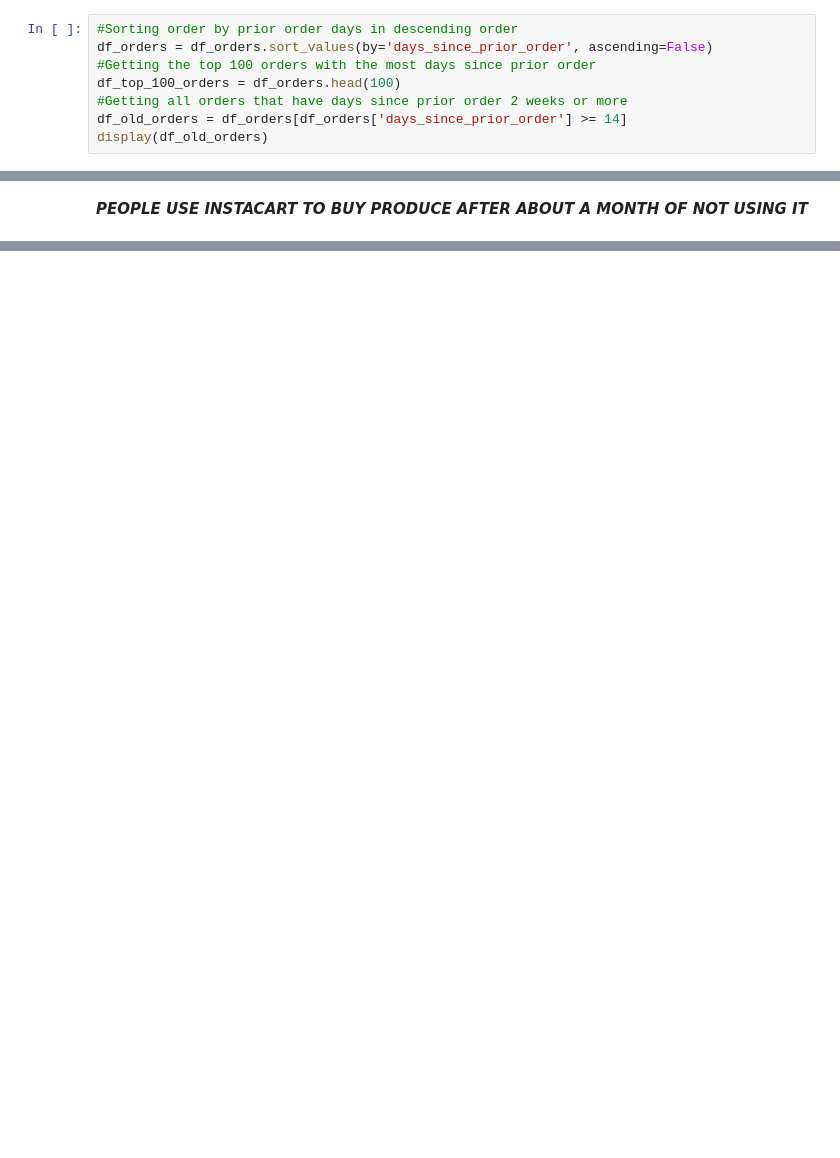
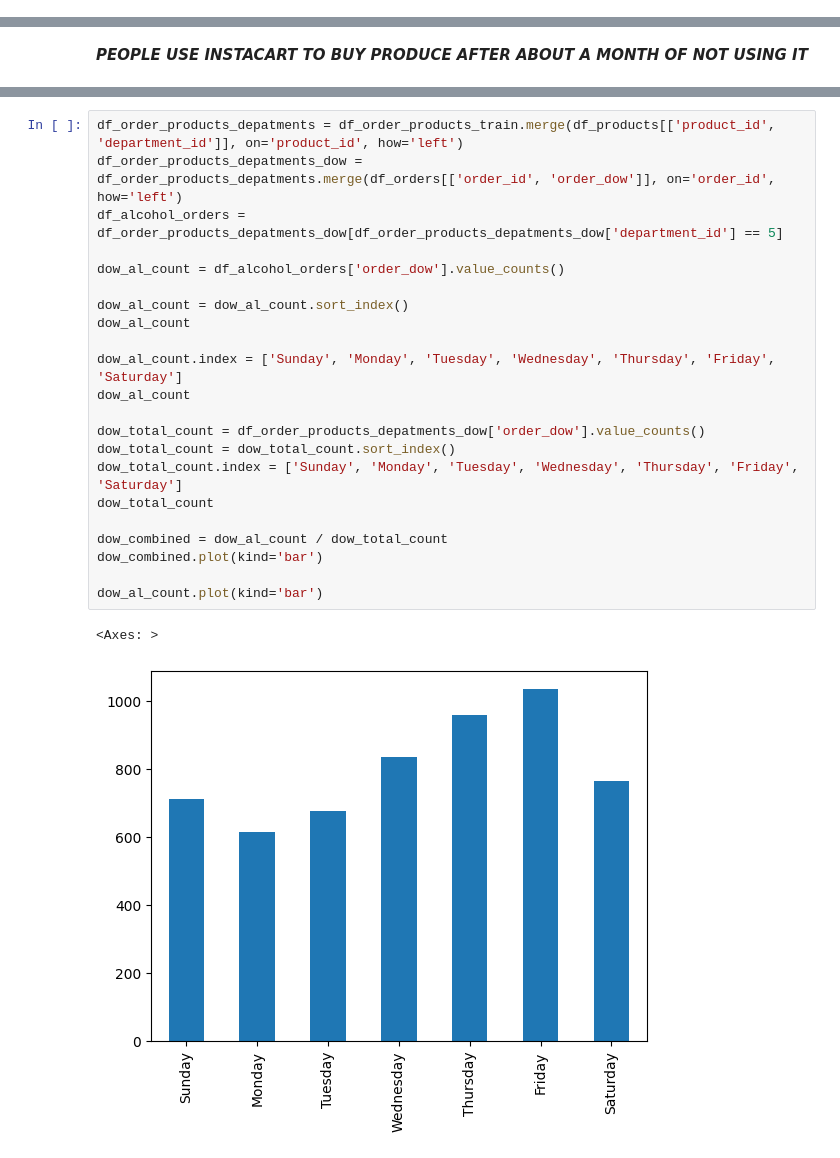
Before and after one commit to PorfirioTavira/comp541Proj, a Jupyter notebook: 541_Project.ipynb, the cells around one changed output, grey strips where cells are left out. Cells and saved outputs as stored; diff of their text form; blank space fills up the shorter version.

```diff
--- a/541_Project.ipynb
+++ b/541_Project.ipynb
@@ -158,8 +54,0 @@ display(df_no_prior_products)
-# %%
-#Sorting order by prior order days in descending order
-df_orders = df_orders.sort_values(by='days_since_prior_order', ascending=False)
-#Getting the top 100 orders with the most days since prior order
-df_top_100_orders = df_orders.head(100)
-#Getting all orders that have days since prior order 2 weeks or more
-df_old_orders = df_orders[df_orders['days_since_prior_order'] >= 14]
-display(df_old_orders)
@@ -336,0 +255,25 @@ display(df_top_100_aisle_11)
+# %%
+df_order_products_depatments = df_order_products_train.merge(df_products[['product_id', 'department_id']], on='product_id', how='left')
+df_order_products_depatments_dow = df_order_products_depatments.merge(df_orders[['order_id', 'order_dow']], on='order_id', how='left')
+df_alcohol_orders = df_order_products_depatments_dow[df_order_products_depatments_dow['department_id'] == 5]
+
+dow_al_count = df_alcohol_orders['order_dow'].value_counts()
+
+dow_al_count = dow_al_count.sort_index()
+dow_al_count
+
+dow_al_count.index = ['Sunday', 'Monday', 'Tuesday', 'Wednesday', 'Thursday', 'Friday', 'Saturday']
+dow_al_count
+
+dow_total_count = df_order_products_depatments_dow['order_dow'].value_counts()
+dow_total_count = dow_total_count.sort_index()
+dow_total_count.index = ['Sunday', 'Monday', 'Tuesday', 'Wednesday', 'Thursday', 'Friday', 'Saturday']
+dow_total_count
+
+dow_combined = dow_al_count / dow_total_count
+dow_combined.plot(kind='bar')
+
+dow_al_count.plot(kind='bar')
+# %% [output]
+<Axes: >
+[figure, added]
```
Also changed, not shown: parts of 28 cells of this notebook, 2 other files.
